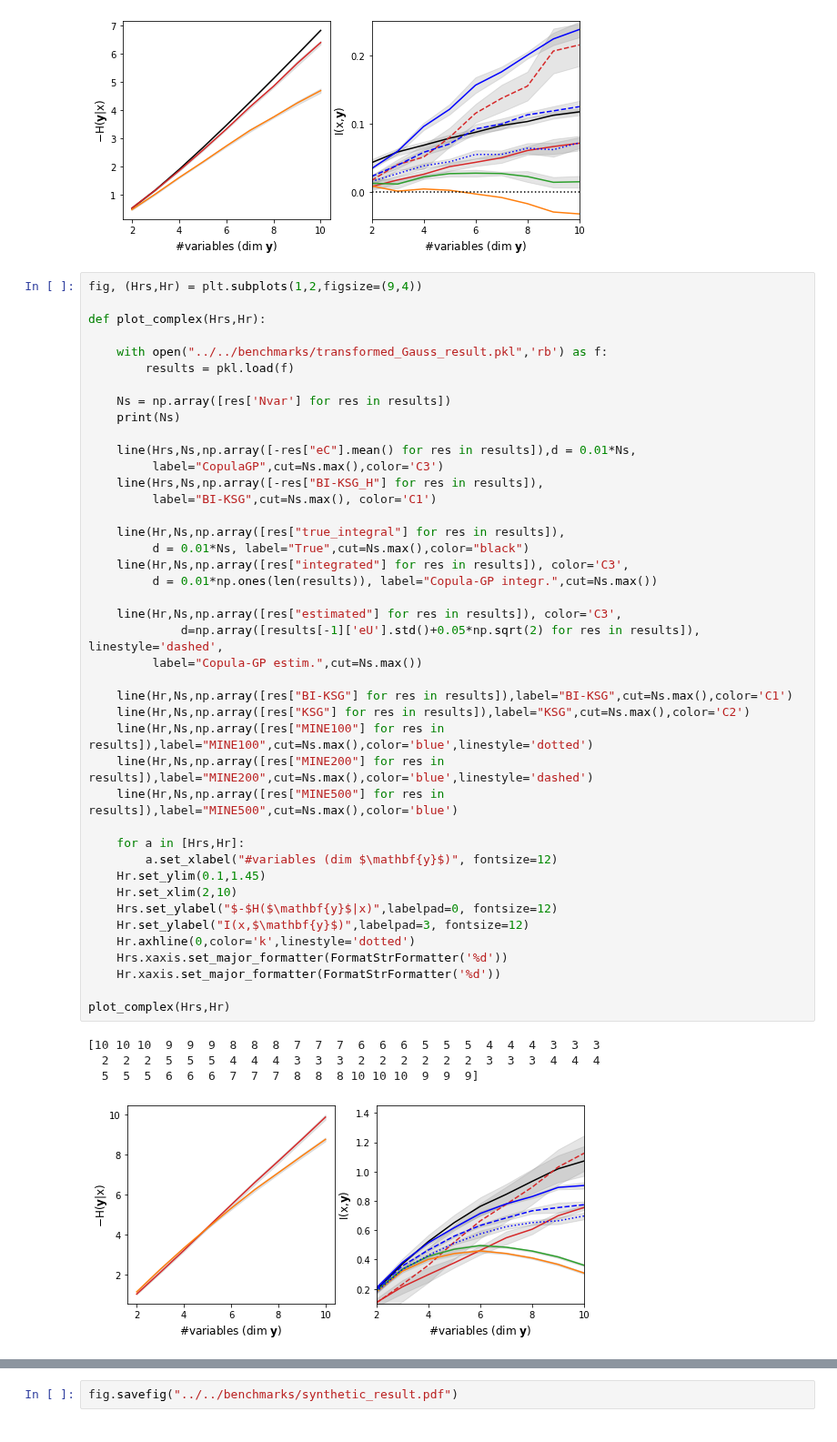
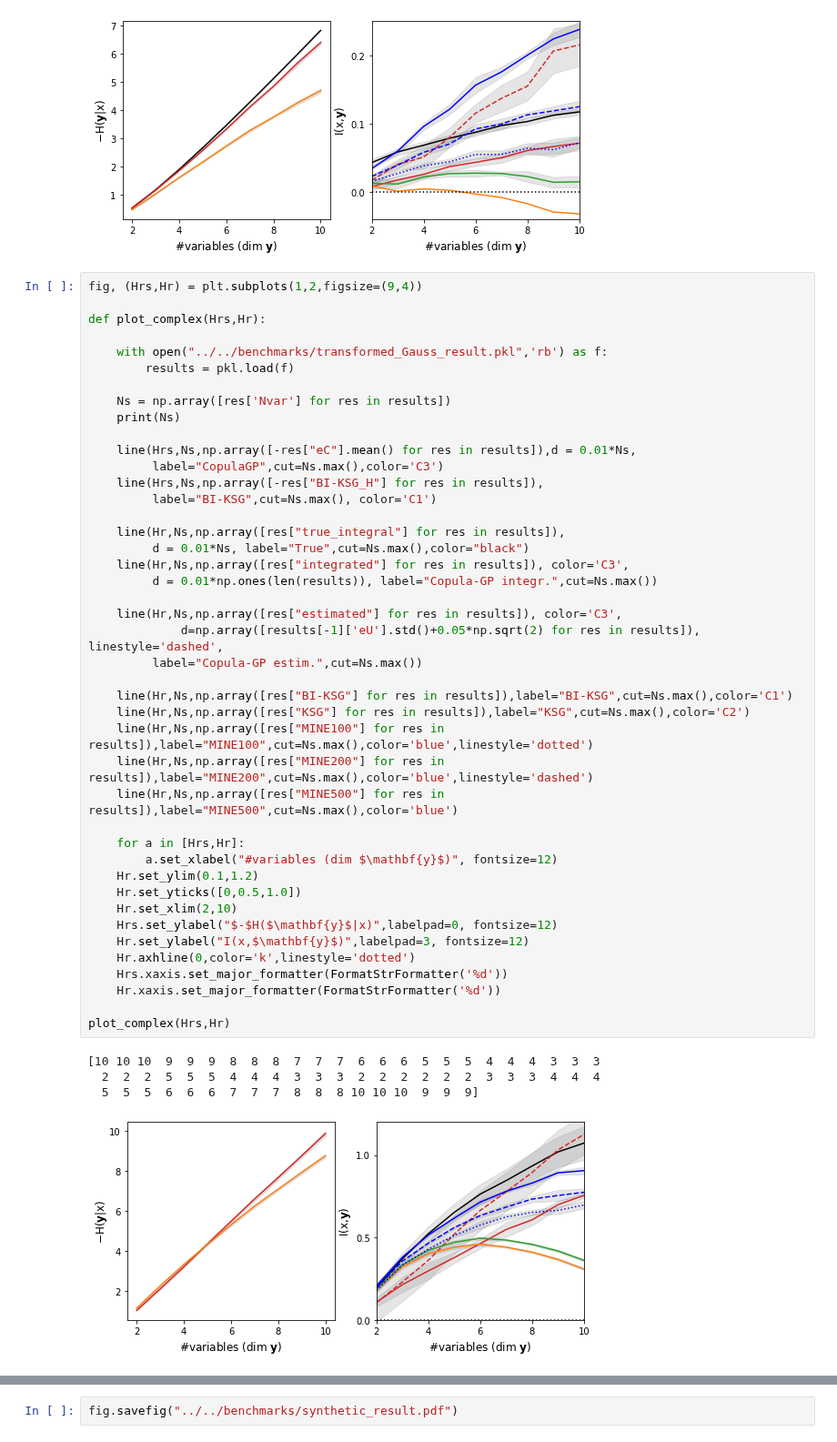
Before and after one commit to NinelK/CopulaGP, a Jupyter notebook: notebooks/paper_figs/Fig4.ipynb, the cells around one changed output, grey strips where cells are left out. Shown at 91% size. Cells and saved outputs as stored; diff of their text form.

```diff
--- a/notebooks/paper_figs/Fig4.ipynb
+++ b/notebooks/paper_figs/Fig4.ipynb
@@ -134,35 +124,36 @@ def plot_complex(Hrs,Hr):
 
     line(Hr,Ns,np.array([res["true_integral"] for res in results]),
          d = 0.01*Ns, label="True",cut=Ns.max(),color="black")
     line(Hr,Ns,np.array([res["integrated"] for res in results]), color='C3',
          d = 0.01*np.ones(len(results)), label="Copula-GP integr.",cut=Ns.max())
 
     line(Hr,Ns,np.array([res["estimated"] for res in results]), color='C3',
              d=np.array([results[-1]['eU'].std()+0.05*np.sqrt(2) for res in results]), linestyle='dashed',
          label="Copula-GP estim.",cut=Ns.max())
 
     line(Hr,Ns,np.array([res["BI-KSG"] for res in results]),label="BI-KSG",cut=Ns.max(),color='C1')
     line(Hr,Ns,np.array([res["KSG"] for res in results]),label="KSG",cut=Ns.max(),color='C2')
     line(Hr,Ns,np.array([res["MINE100"] for res in results]),label="MINE100",cut=Ns.max(),color='blue',linestyle='dotted')
     line(Hr,Ns,np.array([res["MINE200"] for res in results]),label="MINE200",cut=Ns.max(),color='blue',linestyle='dashed')
     line(Hr,Ns,np.array([res["MINE500"] for res in results]),label="MINE500",cut=Ns.max(),color='blue')
 
     for a in [Hrs,Hr]:
         a.set_xlabel("#variables (dim $\mathbf{y}$)", fontsize=12)
-    Hr.set_ylim(0.1,1.45)
+    Hr.set_ylim(0.1,1.2)
+    Hr.set_yticks([0,0.5,1.0])
     Hr.set_xlim(2,10)
     Hrs.set_ylabel("$-$H($\mathbf{y}$|x)",labelpad=0, fontsize=12)
     Hr.set_ylabel("I(x,$\mathbf{y}$)",labelpad=3, fontsize=12)
     Hr.axhline(0,color='k',linestyle='dotted')
     Hrs.xaxis.set_major_formatter(FormatStrFormatter('%d'))
     Hr.xaxis.set_major_formatter(FormatStrFormatter('%d'))
 
 plot_complex(Hrs,Hr)
 # %% [output]
 [10 10 10  9  9  9  8  8  8  7  7  7  6  6  6  5  5  5  4  4  4  3  3  3
   2  2  2  5  5  5  4  4  4  3  3  3  2  2  2  2  2  2  3  3  3  4  4  4
   5  5  5  6  6  6  7  7  7  8  8  8 10 10 10  9  9  9]
-[figure, old version]
+[figure, new version]
 # %%
 fig, (Hrs,Hr) = plt.subplots(1,2,figsize=(9,4))
 
```
Also changed, not shown: parts of 5 cells of this notebook, 17 other files.
